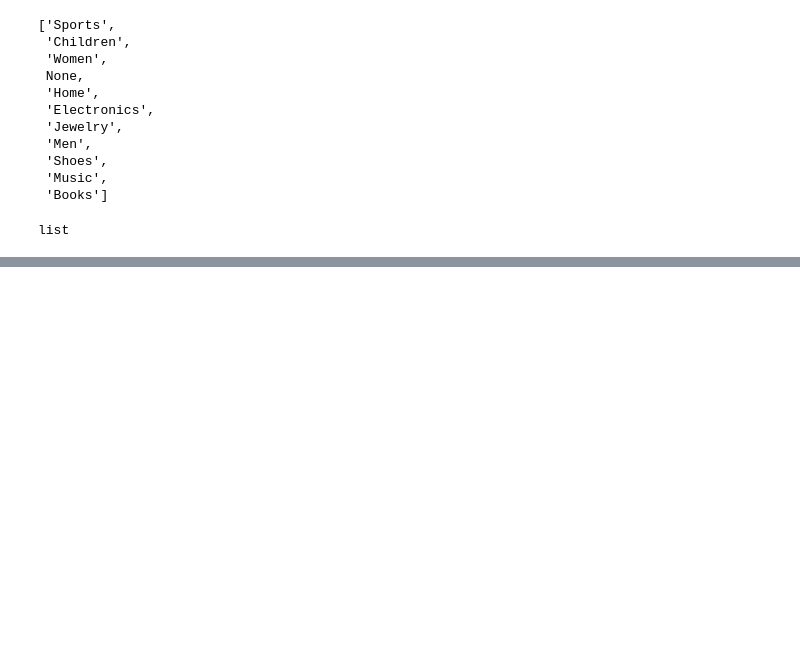
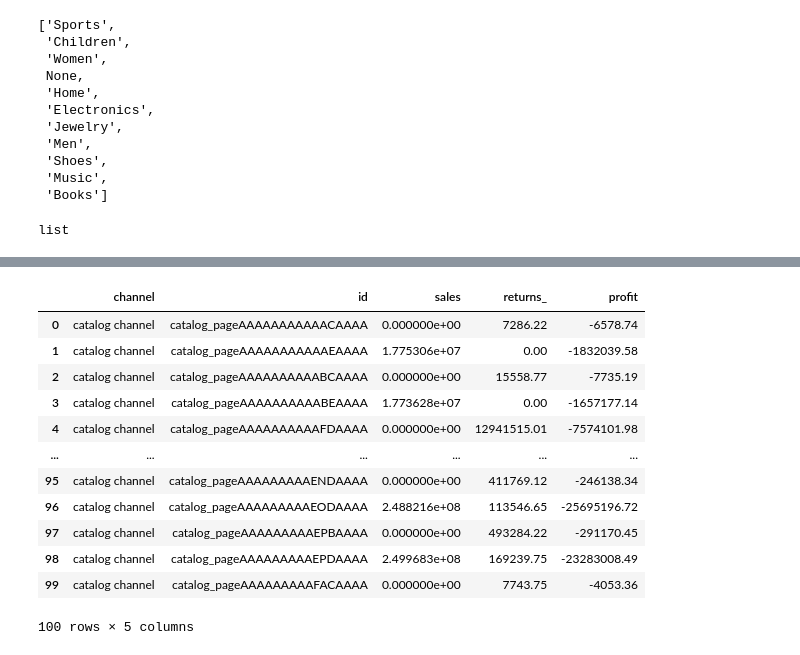
Before and after one commit to AI-Driven-Digital-Marketing/Customer-Lifetime-Value-analysis-on-Snowflake, a Jupyter notebook: SQL ALCHEMY & VARIABLE STORE.ipynb, the cells around one changed output, grey strips where cells are left out. Drawn from its saved outputs; the diff is of its cells as text; code cells hidden in the pictures; blank space fills up the shorter version.

```diff
--- a/SQL ALCHEMY & VARIABLE STORE.ipynb
+++ b/SQL ALCHEMY & VARIABLE STORE.ipynb
@@ -319,0 +308,3 @@ list
+# %%
+with open('src/05.txt', 'r') as file:
+    data = file.read()
@@ -319,0 +331,16 @@ list
+# %%
+pd.read_sql_query(data,engine)
+# %% [output]
+|  | channel | id | sales | returns_ | profit |
+| 0 | catalog channel | catalog_pageAAAAAAAAAAACAAAA | 0.000000e+00 | 7286.22 | -6578.74 |
+| 1 | catalog channel | catalog_pageAAAAAAAAAAAEAAAA | 1.775306e+07 | 0.00 | -1832039.58 |
+| 2 | catalog channel | catalog_pageAAAAAAAAAABCAAAA | 0.000000e+00 | 15558.77 | -7735.19 |
+| 3 | catalog channel | catalog_pageAAAAAAAAAABEAAAA | 1.773628e+07 | 0.00 | -1657177.14 |
+| 4 | catalog channel | catalog_pageAAAAAAAAAAFDAAAA | 0.000000e+00 | 12941515.01 | -7574101.98 |
+| ... | ... | ... | ... | ... | ... |
+| 95 | catalog channel | catalog_pageAAAAAAAAAENDAAAA | 0.000000e+00 | 411769.12 | -246138.34 |
+| 96 | catalog channel | catalog_pageAAAAAAAAAEODAAAA | 2.488216e+08 | 113546.65 | -25695196.72 |
+| 97 | catalog channel | catalog_pageAAAAAAAAAEPBAAAA | 0.000000e+00 | 493284.22 | -291170.45 |
+| 98 | catalog channel | catalog_pageAAAAAAAAAEPDAAAA | 2.499683e+08 | 169239.75 | -23283008.49 |
+| 99 | catalog channel | catalog_pageAAAAAAAAAFACAAAA | 0.000000e+00 | 7743.75 | -4053.36 |
+100 rows × 5 columns
```
Also changed, not shown: parts of 19 cells of this notebook, 2 other files.
